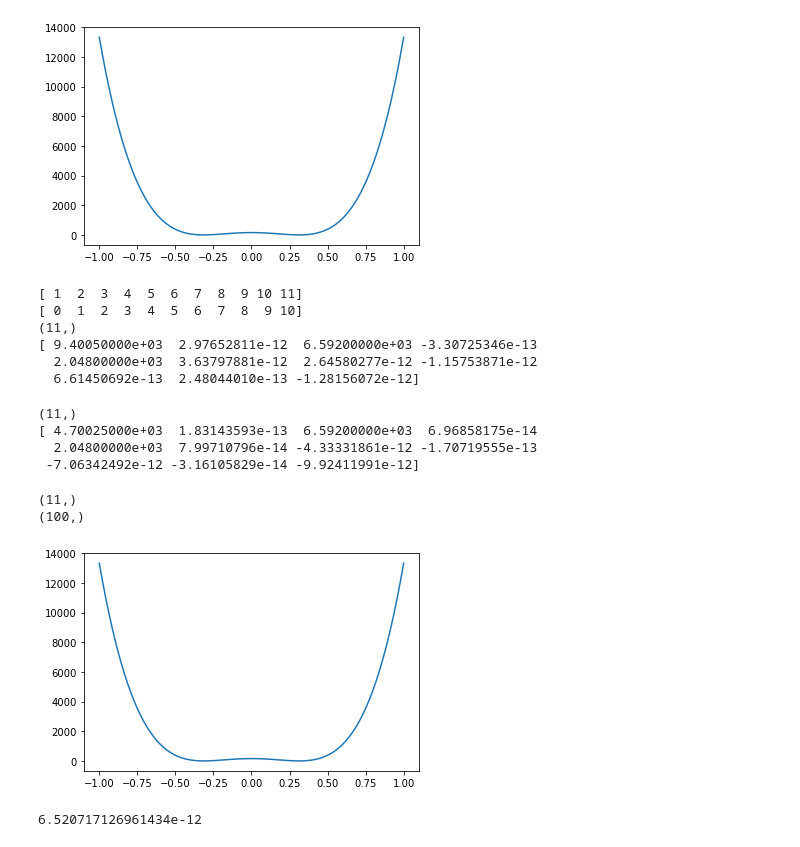
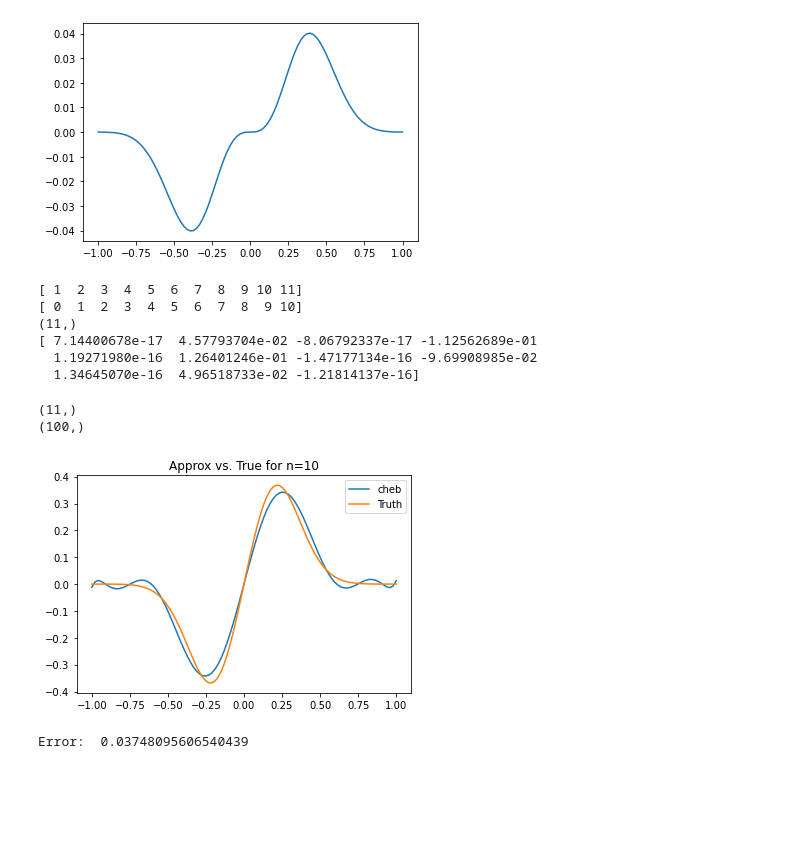
Before and after one commit to kbcollins/tdse, a Jupyter notebook: chebyshev/chebyshev-experiment.ipynb, the cells around one changed output. Drawn from its saved outputs; the diff is of its cells as text; code cells hidden in the pictures; blank space fills up the shorter version.

Commit message:
Added a bunch of test functions to chebyshev-experiment.ipynb

```diff
--- a/chebyshev/chebyshev-experiment.ipynb
+++ b/chebyshev/chebyshev-experiment.ipynb
@@ -6,14 +6,21 @@ import scipy.integrate
 import matplotlib.pyplot as plt
 # %%
 def f(x):
-    return ((16 * x)**2 - 25)**2 / 4
+    # the function's interval must be [-1, 1]
+    # return ((16 * x)**2 - 25)**2 / 4
+    # return np.sin(np.pi * x)
+    # return np.sin((np.pi * x)**2)
+    # return np.sin(np.exp(-1 * x**2))
+    # return np.sin(np.exp(-10 * x**2))
+    # return np.sin(np.exp(-50 * x**2))
+    return np.sin(np.exp(-10 * x**2)) * np.sin((np.pi * x))
 
 xvec = np.linspace(-1, 1, 100)
 ftru = f(xvec)
 plt.plot(xvec, ftru)
 plt.show()
 # %% [output]
-[figure, old version]
+[figure, new version]
 # %%
 n = 10
 
@@ -36,50 +43,47 @@ print(cvec)
 [ 1  2  3  4  5  6  7  8  9 10 11]
 [ 0  1  2  3  4  5  6  7  8  9 10]
 (11,)
-[ 9.40050000e+03  2.97652811e-12  6.59200000e+03 -3.30725346e-13
-  2.04800000e+03  3.63797881e-12  2.64580277e-12 -1.15753871e-12
-  6.61450692e-13  2.48044010e-13 -1.28156072e-12]
+[ 7.14400678e-17  4.57793704e-02 -8.06792337e-17 -1.12562689e-01
+  1.19271980e-16  1.26401246e-01 -1.47177134e-16 -9.69908985e-02
+  1.34645070e-16  4.96518733e-02 -1.21814137e-16]
 # %%
-npcvec = np.polynomial.chebyshev.chebinterpolate(f, n)
-print(npcvec.shape)
-print(npcvec)
+# npcvec = np.polynomial.chebyshev.chebinterpolate(f, n)
+# print(npcvec.shape)
+# print(npcvec)
-# %% [output]
-(11,)
-[ 4.70025000e+03  1.83143593e-13  6.59200000e+03  6.96858175e-14
-  2.04800000e+03  7.99710796e-14 -4.33331861e-12 -1.70719555e-13
- -7.06342492e-12 -3.16105829e-14 -9.92411991e-12]
 # %%
 T = sp.special.eval_chebyt(nvec, xvec[0])
 print(T.shape)
 
 def cheb2x(x):
     rtn = np.zeros_like(x)
     for i in range(len(x)):
         chebvec = sp.special.eval_chebyt(nvec, x[i])
         chebvec[0] = chebvec[0] * 0.5
         chebvec[-1] = chebvec[-1] * 0.5
         rtn[i] = cvec @ chebvec
     return rtn
 
 print(cheb2x(xvec).shape)
 
-plt.plot(xvec, cheb2x(xvec))
+plt.plot(xvec, cheb2x(xvec), label='cheb')
+plt.plot(xvec, ftru, label='Truth')
+plt.title('Approx vs. True for n=10')
+plt.legend()
 plt.show()
+
+def intgrd(x):
+    chebvec = sp.special.eval_chebyt(nvec, x)
+    chebvec[0] = chebvec[0] * 0.5
+    chebvec[-1] = chebvec[-1] * 0.5
+    fhat = cvec @ chebvec
+    return (fhat - f(x))**2
+
+print('Error: ', np.sqrt(sp.integrate.quad(intgrd, -1, 1, )[0]))
 # %% [output]
 (11,)
 (100,)
-[figure, old version]
+[figure, new version]
+Error:  0.03748095606540439
-# %%
-def intgrd(x):
-    chebvec = sp.special.eval_chebyt(nvec, x)
-    chebvec[0] = chebvec[0] * 0.5
-    chebvec[-1] = chebvec[-1] * 0.5
-    fhat = cvec @ chebvec
-    return (fhat - f(x))**2
-
-print(np.sqrt(sp.integrate.quad(intgrd, -1, 1, )[0]))
-# %% [output]
-6.520717126961434e-12
 # %%
 def errintgrd(x, nn):
     def ttheta(k):
```
Also changed, not shown: parts of 1 cell of this notebook.
